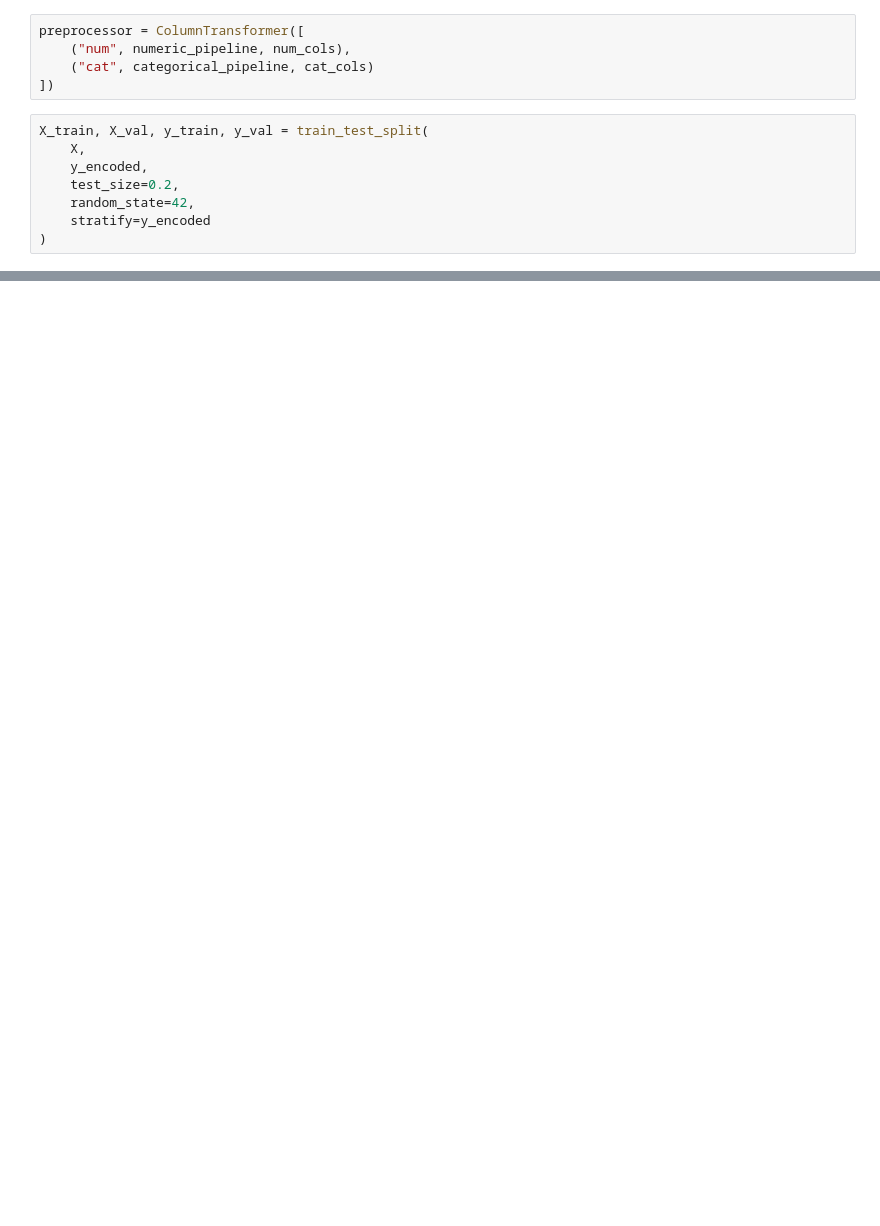
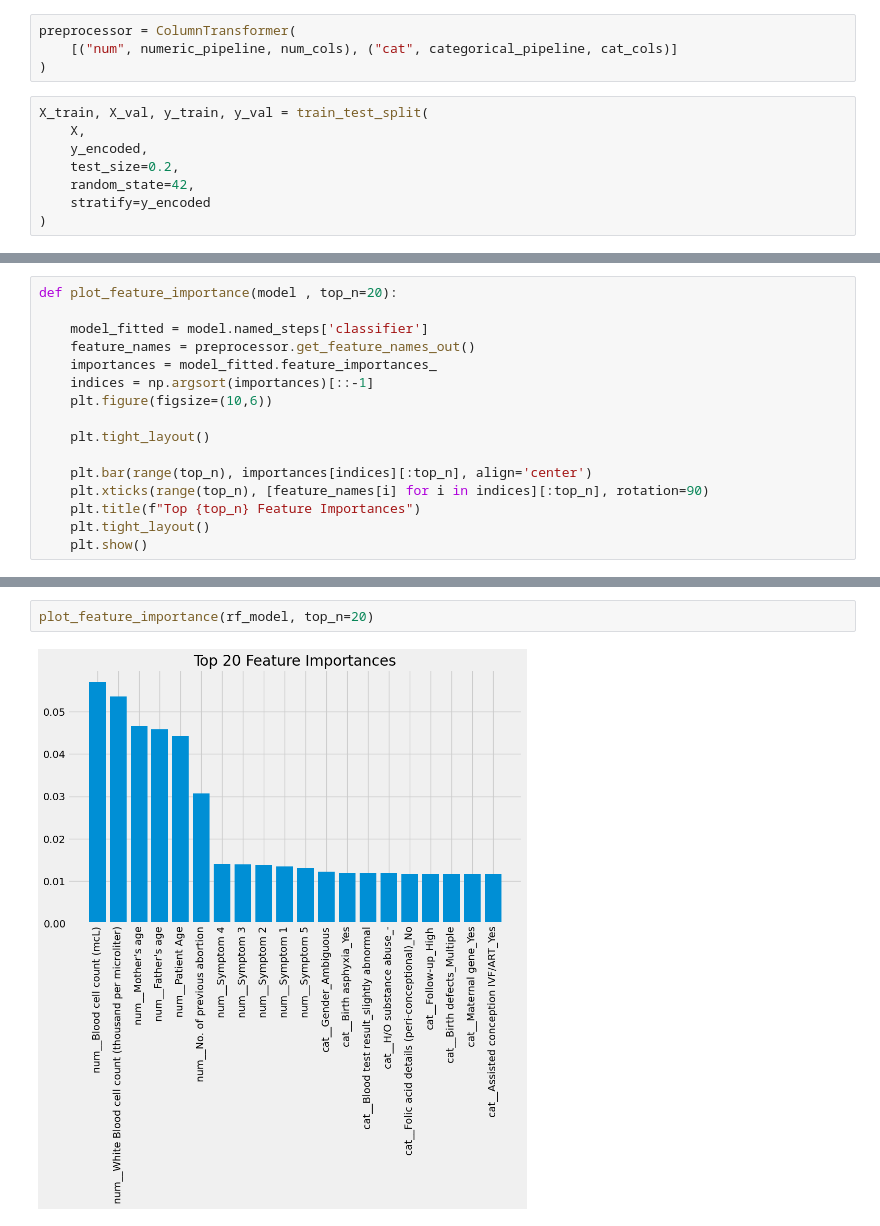
Before and after one commit to AmbitiousFlowDev/ml-genetic-disorder-classifier, a Jupyter notebook: GeneticDisorderClassifier.ipynb, the cells around one changed output, grey strips where cells are left out. Cells and saved outputs as stored; diff of their text form; blank space fills up the shorter version.

```diff
--- a/GeneticDisorderClassifier.ipynb
+++ b/GeneticDisorderClassifier.ipynb
@@ -70,8 +90,7 @@ categorical_pipeline = Pipeline([
 # %%
-preprocessor = ColumnTransformer([
-    ("num", numeric_pipeline, num_cols),
-    ("cat", categorical_pipeline, cat_cols)
-])
+preprocessor = ColumnTransformer(
+    [("num", numeric_pipeline, num_cols), ("cat", categorical_pipeline, cat_cols)]
+)
 # %%
 X_train, X_val, y_train, y_val = train_test_split(
     X,
@@ -82,0 +116,16 @@ X_train, X_val, y_train, y_val = train_test_split(
+# %%
+def plot_feature_importance(model , top_n=20):
+
+    model_fitted = model.named_steps['classifier']
+    feature_names = preprocessor.get_feature_names_out()
+    importances = model_fitted.feature_importances_
+    indices = np.argsort(importances)[::-1]
+    plt.figure(figsize=(10,6))
+
+    plt.tight_layout()
+
+    plt.bar(range(top_n), importances[indices][:top_n], align='center')
+    plt.xticks(range(top_n), [feature_names[i] for i in indices][:top_n], rotation=90)
+    plt.title(f"Top {top_n} Feature Importances")
+    plt.tight_layout()
+    plt.show()
@@ -155,0 +191,4 @@ F1 Macro: 0.44429337778679545
+# %%
+plot_feature_importance(rf_model, top_n=20)
+# %% [output]
+[figure, added]
```
Also changed, not shown: parts of 52 cells of this notebook.
